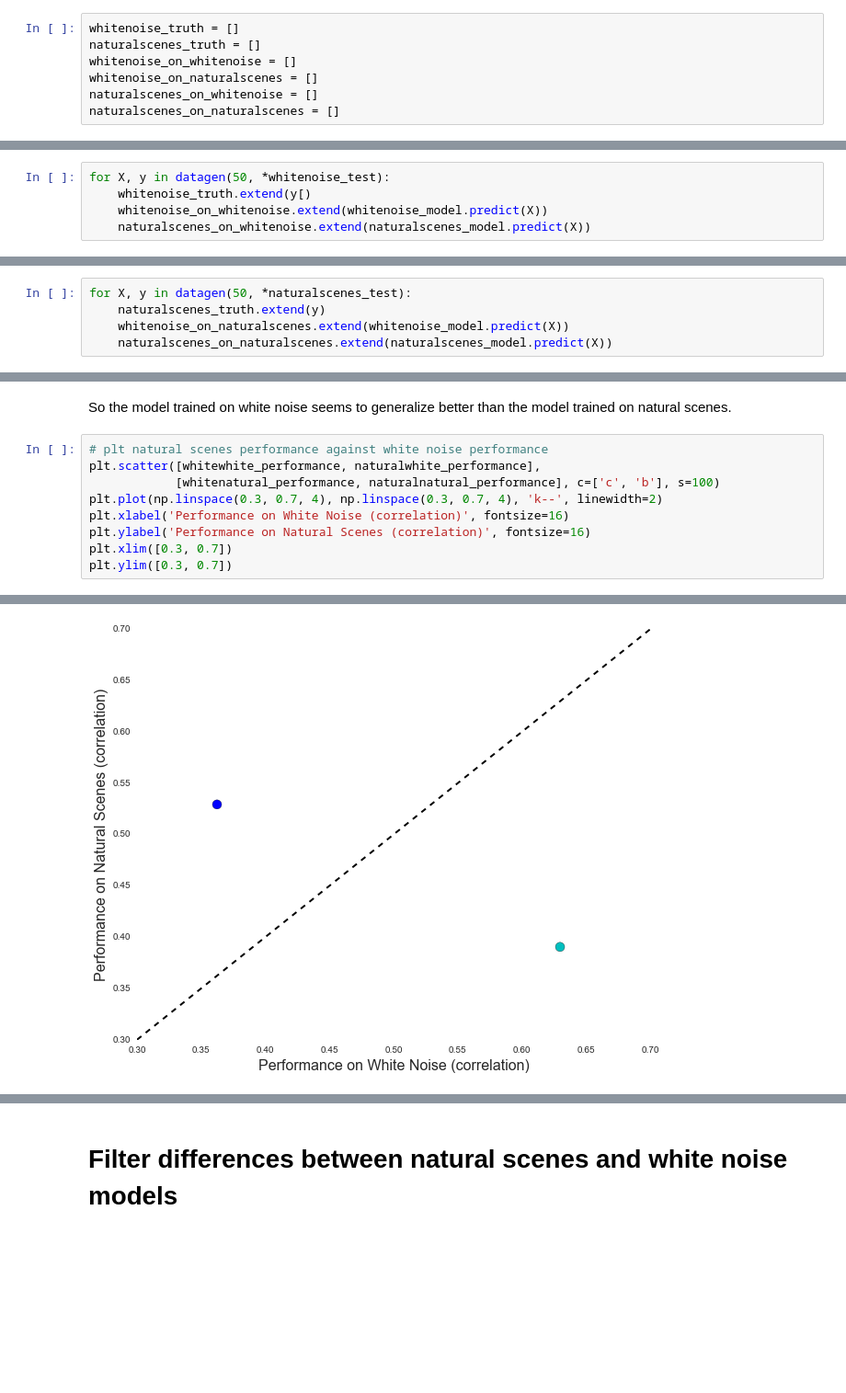
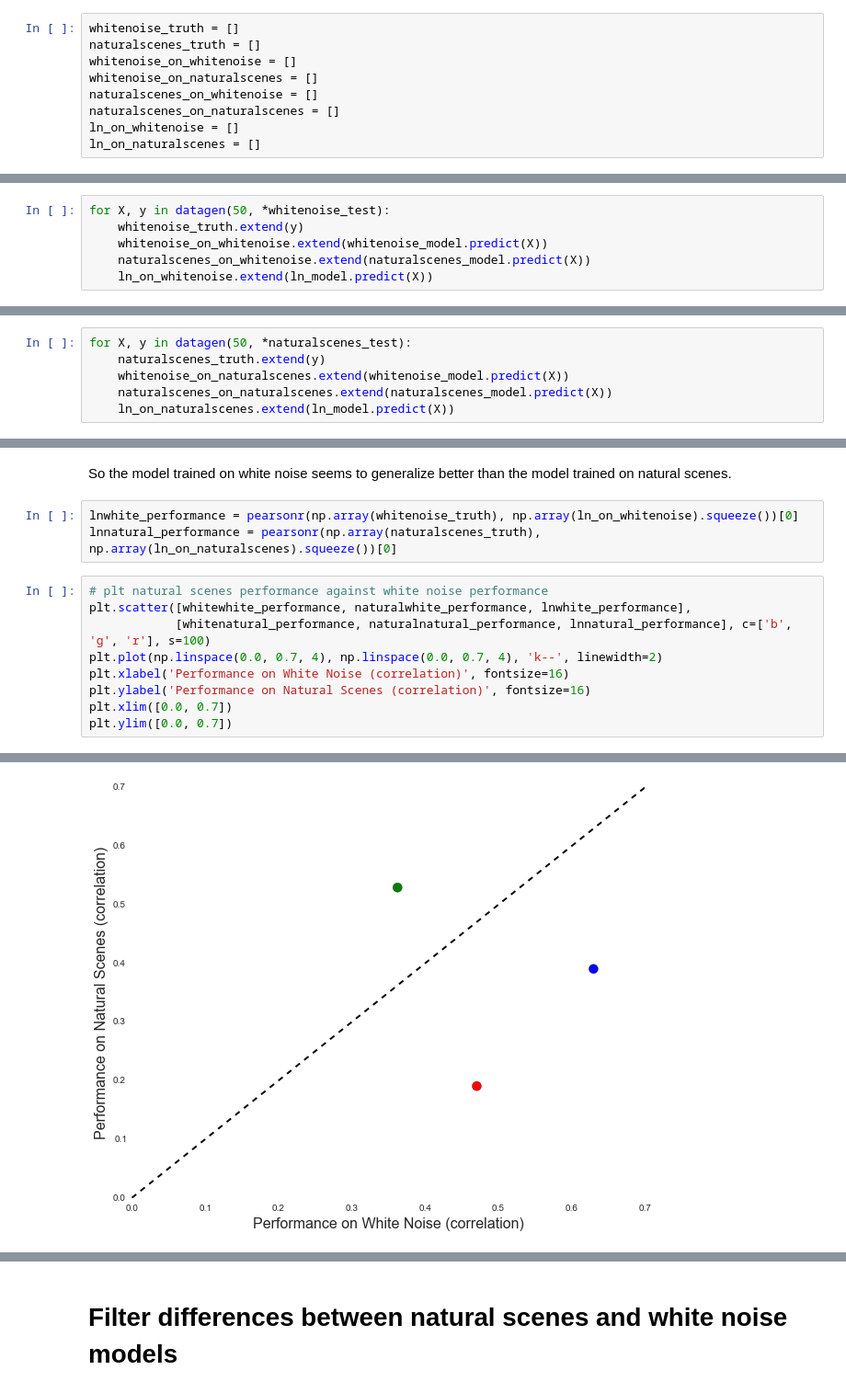
Before and after one commit to baccuslab/deep-retina, a Jupyter notebook: notebooks/Visualizations 8 conv + 16 affine + 1 affine.ipynb, the cells around one changed output, grey strips where cells are left out. Shown at 92% size. Saved outputs shown, nothing was run; the diff lists cells and outputs as text; blank space fills up the shorter version.

```diff
--- a/notebooks/Visualizations 8 conv + 16 affine + 1 affine.ipynb
+++ b/notebooks/Visualizations 8 conv + 16 affine + 1 affine.ipynb
@@ -71,13 +81,16 @@ whitenoise_on_whitenoise = []
 whitenoise_on_naturalscenes = []
 naturalscenes_on_whitenoise = []
 naturalscenes_on_naturalscenes = []
+ln_on_whitenoise = []
+ln_on_naturalscenes = []
 # %% [markdown]
 ### Test on white noise
 # %%
 for X, y in datagen(50, *whitenoise_test):
-    whitenoise_truth.extend(y[)
+    whitenoise_truth.extend(y)
     whitenoise_on_whitenoise.extend(whitenoise_model.predict(X))
     naturalscenes_on_whitenoise.extend(naturalscenes_model.predict(X))
+    ln_on_whitenoise.extend(ln_model.predict(X))
 # %% [markdown]
 #### Performance on white noise
 # %% [markdown]
@@ -101,6 +125,7 @@ for X, y in datagen(50, *naturalscenes_test):
     naturalscenes_truth.extend(y)
     whitenoise_on_naturalscenes.extend(whitenoise_model.predict(X))
     naturalscenes_on_naturalscenes.extend(naturalscenes_model.predict(X))
+    ln_on_naturalscenes.extend(ln_model.predict(X))
 # %% [markdown]
 Trained on natural scenes
 # %%
@@ -118,12 +143,15 @@ whitenatural_performance
 # %% [markdown]
 So the model trained on white noise seems to generalize better than the model trained on natural scenes.
+# %%
+lnwhite_performance = pearsonr(np.array(whitenoise_truth), np.array(ln_on_whitenoise).squeeze())[0]
+lnnatural_performance = pearsonr(np.array(naturalscenes_truth), np.array(ln_on_naturalscenes).squeeze())[0]
 # %%
 # plt natural scenes performance against white noise performance
-plt.scatter([whitewhite_performance, naturalwhite_performance],
-            [whitenatural_performance, naturalnatural_performance], c=['c', 'b'], s=100)
-plt.plot(np.linspace(0.3, 0.7, 4), np.linspace(0.3, 0.7, 4), 'k--', linewidth=2)
+plt.scatter([whitewhite_performance, naturalwhite_performance, lnwhite_performance],
+            [whitenatural_performance, naturalnatural_performance, lnnatural_performance], c=['b', 'g', 'r'], s=100)
+plt.plot(np.linspace(0.0, 0.7, 4), np.linspace(0.0, 0.7, 4), 'k--', linewidth=2)
 plt.xlabel('Performance on White Noise (correlation)', fontsize=16)
 plt.ylabel('Performance on Natural Scenes (correlation)', fontsize=16)
-plt.xlim([0.3, 0.7])
-plt.ylim([0.3, 0.7])
+plt.xlim([0.0, 0.7])
+plt.ylim([0.0, 0.7])
 # %% [output]
@@ -131 +159 @@ plt.ylim([0.3, 0.7])
-[figure, old version]
+[figure, new version]
```
Also changed, not shown: parts of 11 cells of this notebook, 4 other files.
